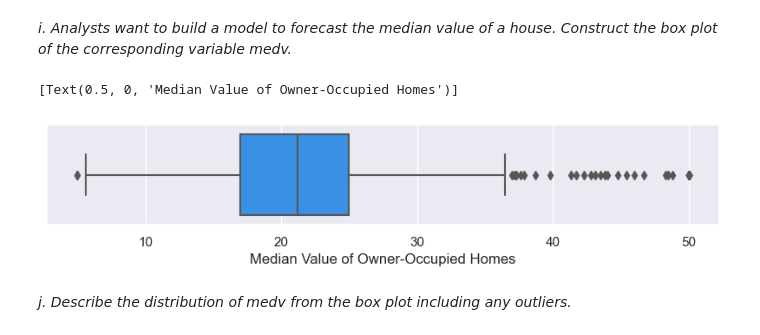
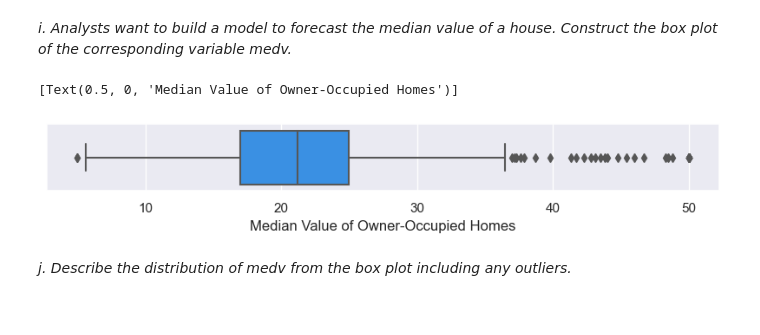
Before and after one commit to Chaser260/GSCM-575-ML, a Jupyter notebook: code/HW02WP_ML.ipynb, the cells around one changed output. Drawn from its saved outputs; the diff is of its cells as text; code cells hidden in the pictures.

```diff
--- a/code/HW02WP_ML.ipynb
+++ b/code/HW02WP_ML.ipynb
@@ -86,5 +97,5 @@ df.head()
 # %%
-df['lstat'] = round(df['lstat']/100, 4)
+df['lstat'] = df['lstat']/100
 df.head(6)
 # %% [output]
 |  | crim | zn | indus | chas | nox | rm | age | dis | rad | tax | ptratio | ... |
@@ -178,15 +187,15 @@ Number of homes with medv < $8000:  11
 # %%
 # Use seaborn to create boxplot for the variable medv
 plot = sns.boxplot(x=df['medv'], color='dodgerblue')
 
 # Resize the figure
-sns.set(rc={'figure.figsize': (10, 1)})
+sns.set(rc={'figure.figsize': (6, 1.5)})
 
 # Addd axis label
 plot.set(xlabel='Median Value of Owner-Occupied Homes')
 # %% [output]
 [Text(0.5, 0, 'Median Value of Owner-Occupied Homes')]
-[figure, old version]
+[figure, new version]
 # %% [markdown]
 *j.	Describe the distribution of medv from the box plot including any outliers.*
 # %% [markdown]
```
Also changed, not shown: parts of 103 cells of this notebook, 1 other file.
